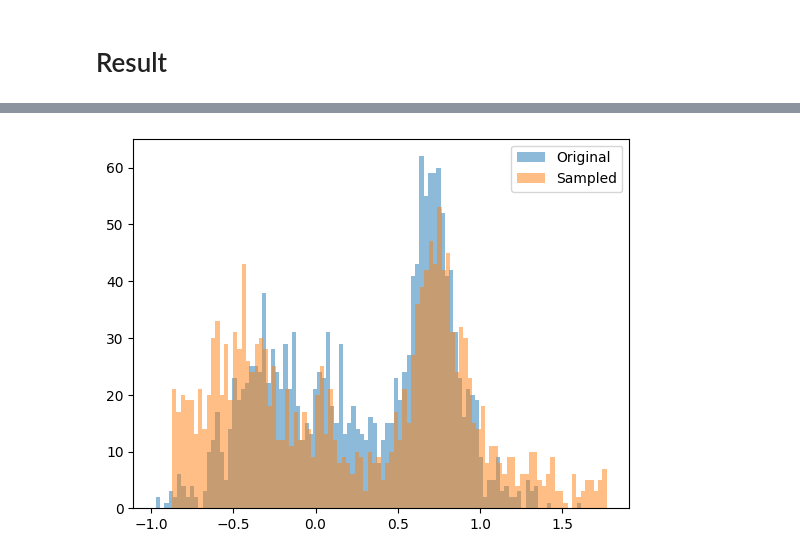
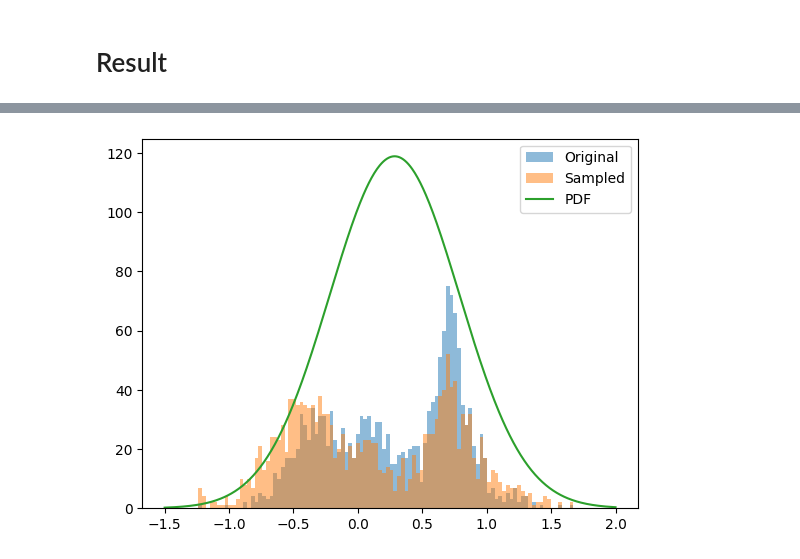
Before and after one commit to szmidapatrik/machine-learning, a Jupyter notebook: ipynb/rejection_sampling.ipynb, the cells around one changed output, grey strips where cells are left out. Cells and saved outputs as stored; diff of their text form; code cells hidden in the pictures.

```diff
--- a/ipynb/rejection_sampling.ipynb
+++ b/ipynb/rejection_sampling.ipynb
@@ -122,11 +122,13 @@ ax[1].set_xlim(-1.1,1.5)
 # %%
 from mltools.generative import RejectionSampling
 
 rs = RejectionSampling()
-samples = rs.sample(x, 1650, 1000)
+axis = np.linspace(-1.5, 2, 500)
+samples = rs.sample(x, 1500, 500, 'normal')
 plt.hist(x, bins=100, alpha=0.5, label='Original');
 plt.hist(samples, bins=100, alpha=0.5, label='Sampled');
+plt.plot(axis, NormalDistribution(np.mean(x), np.std(x)).pdf(np.linspace(-1.5, 2, 500)) * 150, label='PDF')
 plt.legend();
 #plt.xlim(-1.55, 1.8)
 # %% [output]
-[figure, old version]
+[figure, new version]
```
Also changed, not shown: parts of 9 cells of this notebook, 1 other file.
